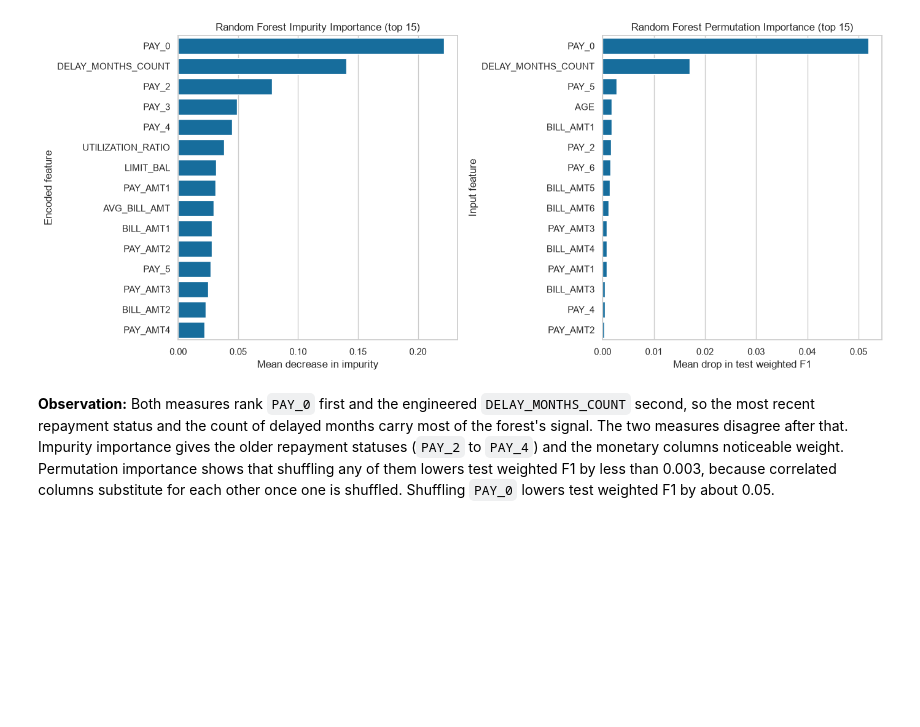
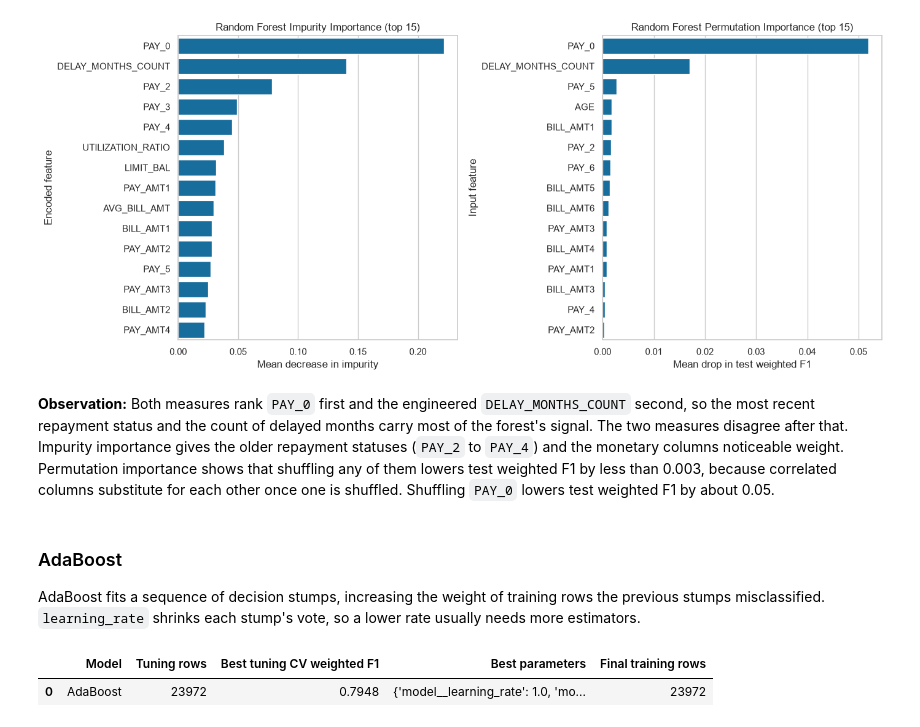
Before and after one commit to arhamgarg/ml-capstone, a Jupyter notebook: notebooks/classification.ipynb, the cells around one changed output. Drawn from its saved outputs; the diff is of its cells as text; code cells hidden in the pictures; blank space fills up the shorter version.

Commit message:
feat(classification): add AdaBoost with GridSearchCV

```diff
--- a/notebooks/classification.ipynb
+++ b/notebooks/classification.ipynb
@@ -668,3 +668,17 @@ plt.tight_layout()
 [figure]
 # %% [markdown]
 **Observation:** Both measures rank `PAY_0` first and the engineered `DELAY_MONTHS_COUNT` second, so the most recent repayment status and the count of delayed months carry most of the forest's signal. The two measures disagree after that. Impurity importance gives the older repayment statuses (`PAY_2` to `PAY_4`) and the monetary columns noticeable weight. Permutation importance shows that shuffling any of them lowers test weighted F1 by less than 0.003, because correlated columns substitute for each other once one is shuffled. Shuffling `PAY_0` lowers test weighted F1 by about 0.05.
+# %% [markdown]
+### AdaBoost
+
+AdaBoost fits a sequence of decision stumps, increasing the weight of training rows the previous stumps misclassified. `learning_rate` shrinks each stump's vote, so a lower rate usually needs more estimators.
+# %%
+ada_search = GridSearchCV(
+    Pipeline([("preprocess", unscaled_preprocessor), ("model", AdaBoostClassifier(random_state=RANDOM_STATE))]),
+    {"model__n_estimators": [50, 100, 200, 400], "model__learning_rate": [0.05, 0.1, 0.5, 1.0]},
+    cv=cv, scoring="f1_weighted", n_jobs=-1,
+)
+tune_and_evaluate("AdaBoost", ada_search)
+# %% [output]
+|  | Model | Tuning rows | Best tuning CV weighted F1 | Best parameters | Final training rows |
+| 0 | AdaBoost | 23972 | 0.7948 | {'model__learning_rate': 1.0, 'mo... | 23972 |
```
